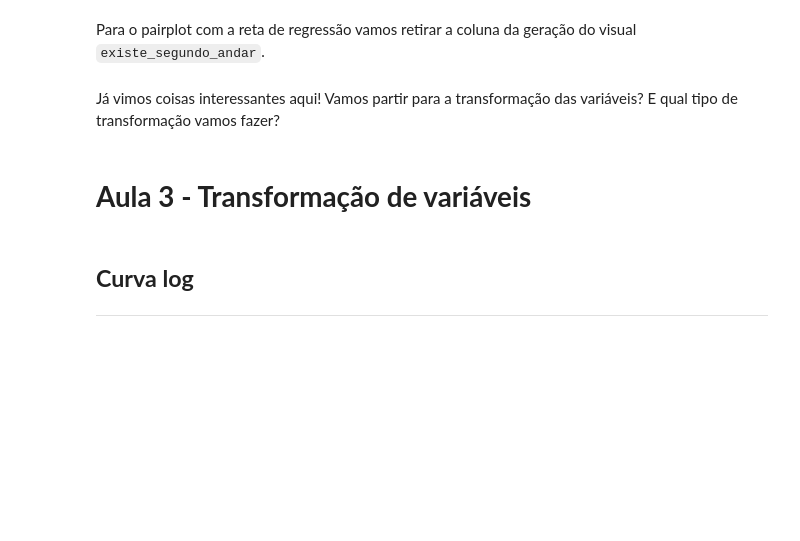
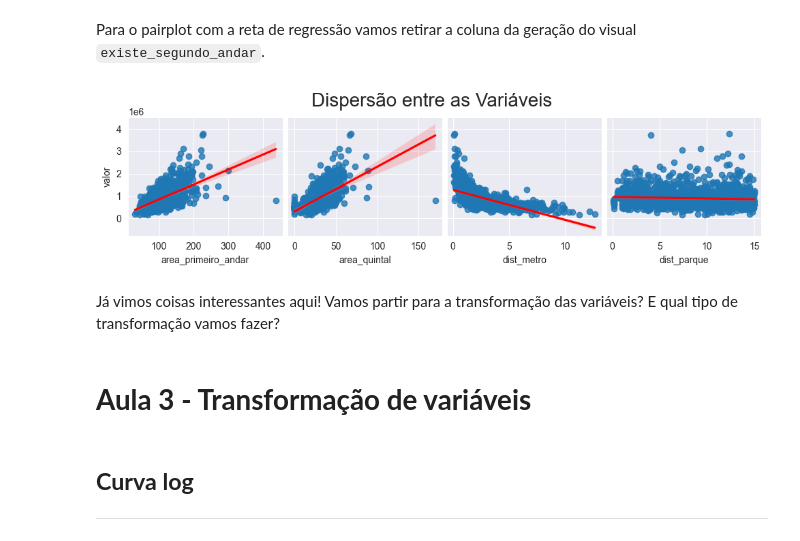
Before and after one commit to ledsouza/linear-regression-houses, a Jupyter notebook: Regressão Linear.ipynb, the cells around one changed output. Saved outputs shown, nothing was run; the diff lists cells and outputs as text; code cells hidden in the pictures; blank space fills up the shorter version.

```diff
--- a/Regressão Linear.ipynb
+++ b/Regressão Linear.ipynb
@@ -192,3 +216,11 @@ Para o pairplot com a reta de regressão vamos retirar a coluna da geração do
+# %%
+# Pairplot com reta de regressão
+ax = sns.pairplot(dados, y_vars="valor", x_vars= ['area_primeiro_andar','area_quintal', 'dist_metro', 'dist_parque'],
+                  kind='reg', plot_kws={'line_kws':{'color':'red'}})
+ax.figure.suptitle('Dispersão entre as Variáveis', fontsize=20, y=1.05)
+plt.show()
+# %% [output]
+[figure, added]
 # %% [markdown]
 Já vimos coisas interessantes aqui! Vamos partir para a transformação das variáveis? E qual tipo de transformação vamos fazer?
 # %% [markdown]
```
Also changed, not shown: parts of 71 cells of this notebook, 5 other files.
